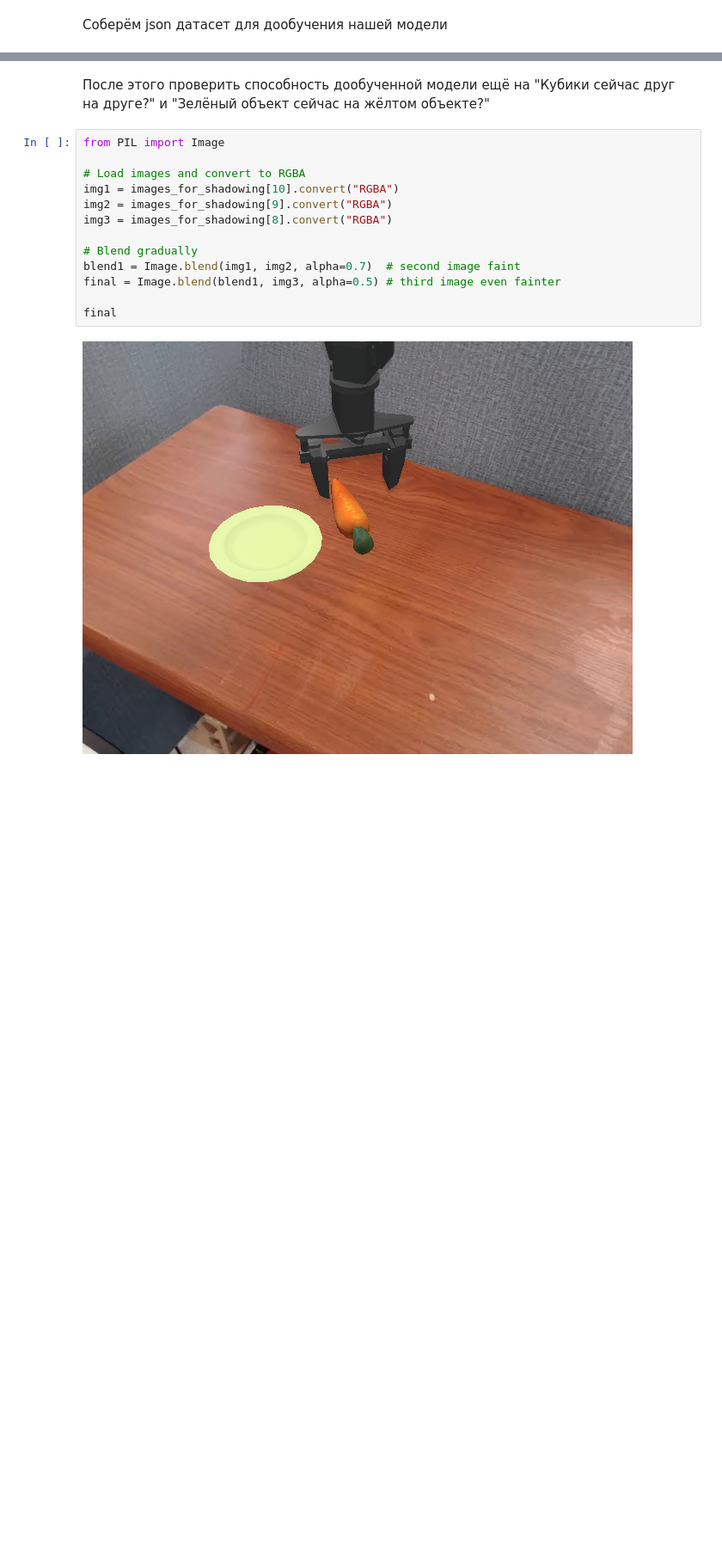
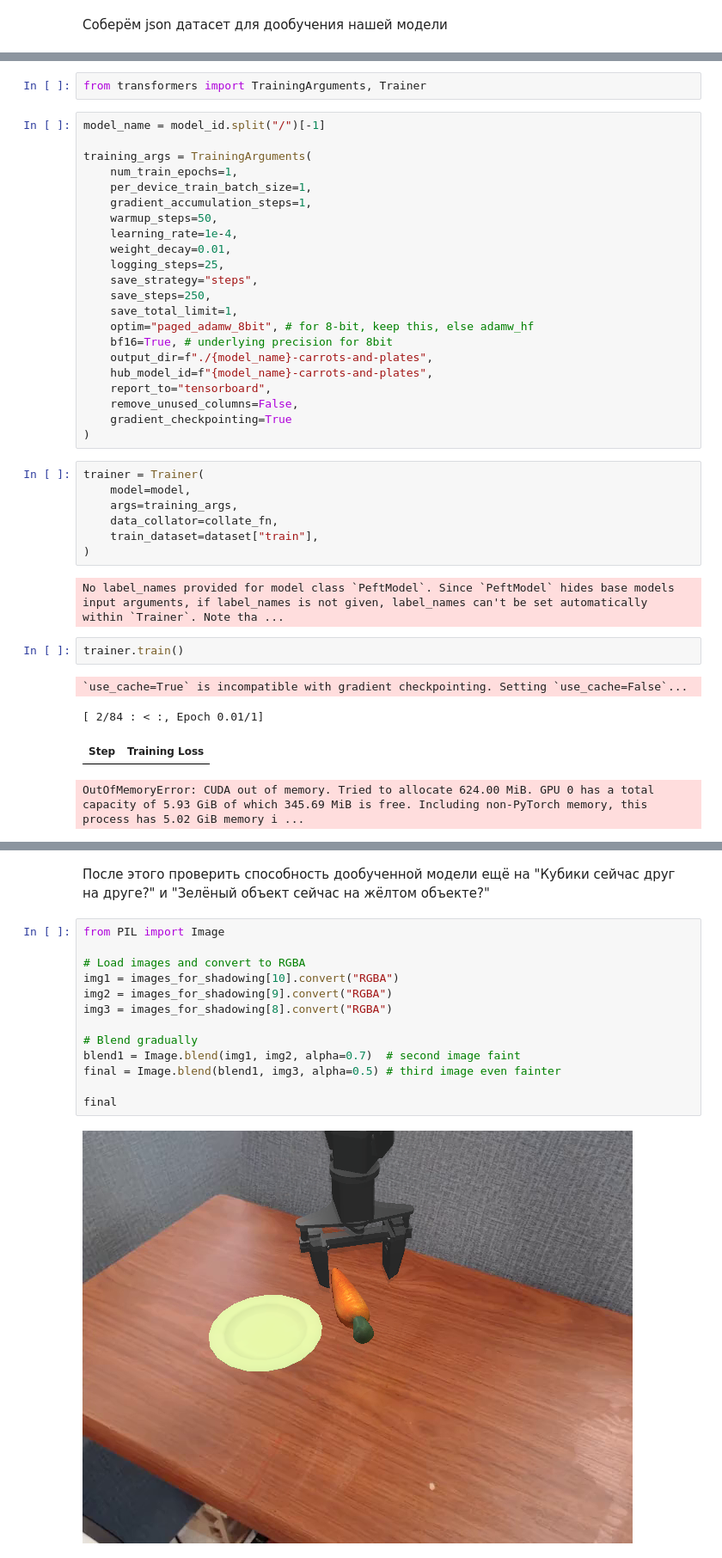
Before and after one commit to MrAnton07/VLA_MIPT, a Jupyter notebook: SmolVLA.ipynb, the cells around one changed output, grey strips where cells are left out. Shown at 86% size. Cells and saved outputs as stored; diff of their text form; blank space fills up the shorter version.

Commit message:
feat: created SFT training cycle

```diff
--- a/SmolVLA.ipynb
+++ b/SmolVLA.ipynb
@@ -659,0 +786,40 @@ DatasetDict({
+# %%
+from transformers import TrainingArguments, Trainer
+# %%
+model_name = model_id.split("/")[-1]
+
+training_args = TrainingArguments(
+    num_train_epochs=1,
+    per_device_train_batch_size=1,
+    gradient_accumulation_steps=1,
+    warmup_steps=50,
+    learning_rate=1e-4,
+    weight_decay=0.01,
+    logging_steps=25,
+    save_strategy="steps",
+    save_steps=250,
+    save_total_limit=1,
+    optim="paged_adamw_8bit", # for 8-bit, keep this, else adamw_hf
+    bf16=True, # underlying precision for 8bit
+    output_dir=f"./{model_name}-carrots-and-plates",
+    hub_model_id=f"{model_name}-carrots-and-plates",
+    report_to="tensorboard",
+    remove_unused_columns=False,
+    gradient_checkpointing=True
+)
+# %%
+trainer = Trainer(
+    model=model,
+    args=training_args,
+    data_collator=collate_fn,
+    train_dataset=dataset["train"],
+)
+# %% [output]
+No label_names provided for model class `PeftModel`. Since `PeftModel` hides base models input arguments, if label_names is not given, label_names can't be set automatically within `Trainer`. Note tha ...
+# %%
+trainer.train()
+# %% [output]
+`use_cache=True` is incompatible with gradient checkpointing. Setting `use_cache=False`...
+[ 2/84 : < :, Epoch 0.01/1]
+| Step | Training Loss |
+OutOfMemoryError: CUDA out of memory. Tried to allocate 624.00 MiB. GPU 0 has a total capacity of 5.93 GiB of which 345.69 MiB is free. Including non-PyTorch memory, this process has 5.02 GiB memory i ...
```
Also changed, not shown: parts of 18 cells of this notebook.
